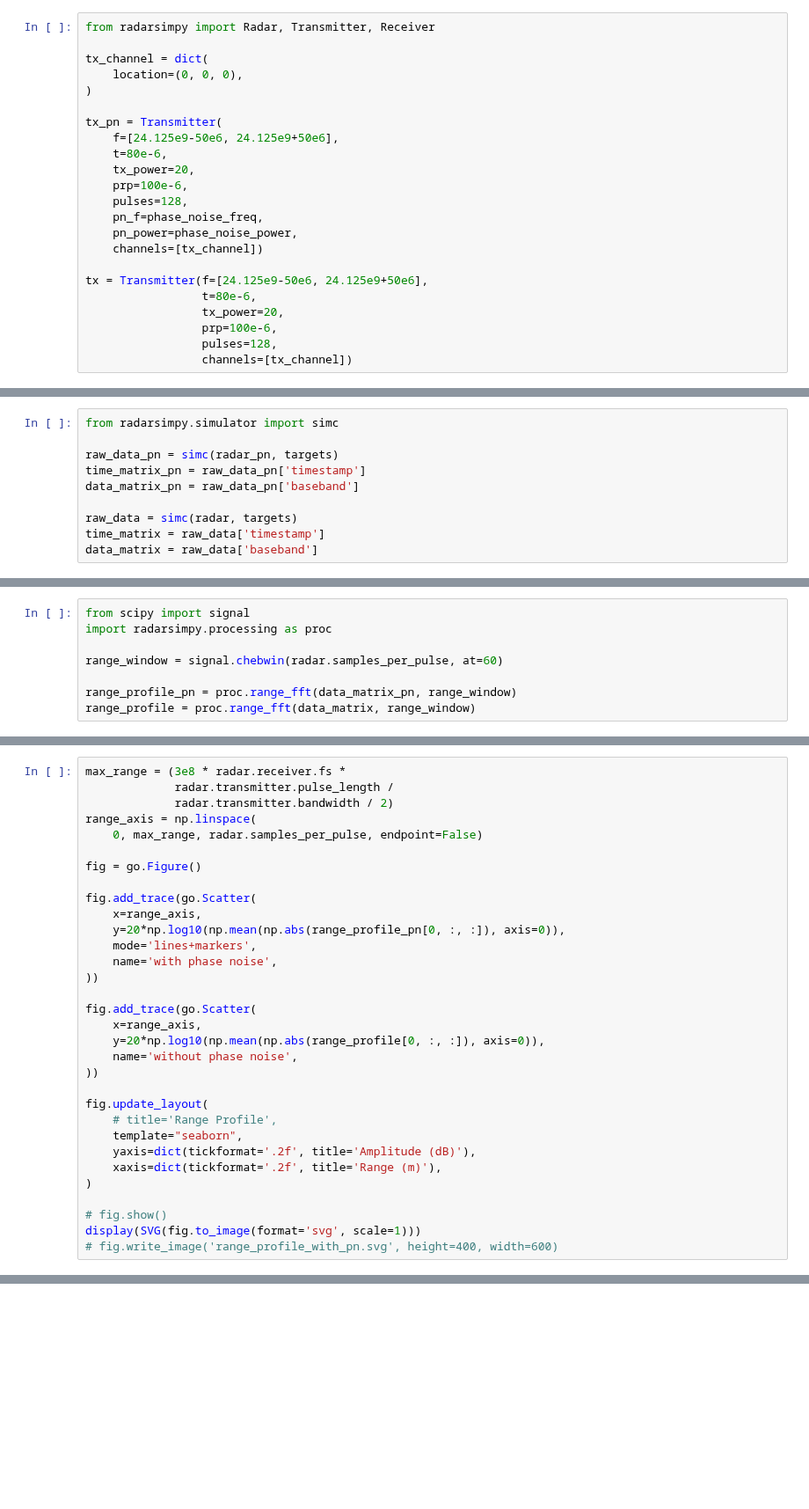
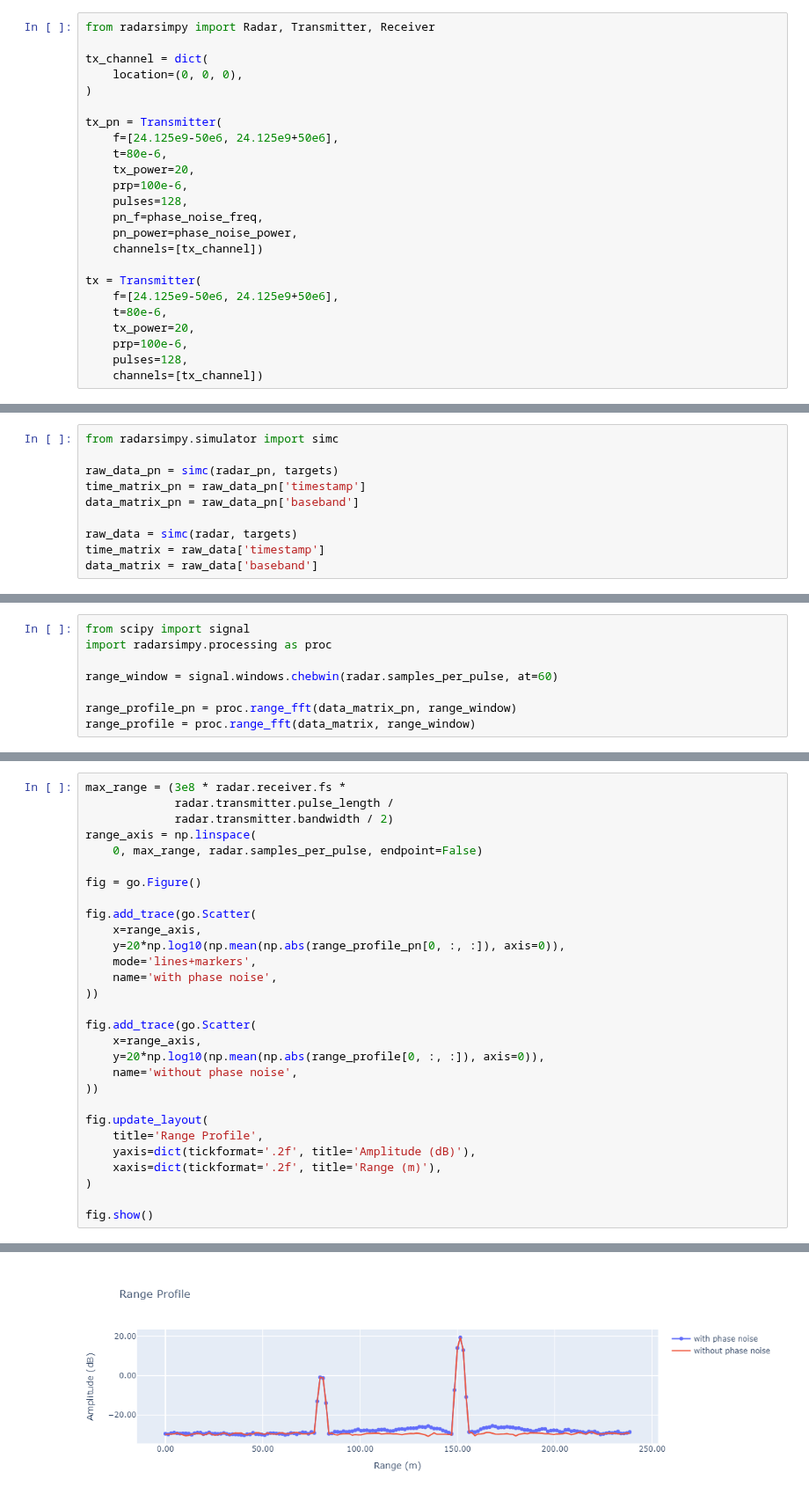
Before and after one commit to radarsimx/radarsimnb, a Jupyter notebook: notebooks/phase_noise.ipynb, the cells around one changed output, grey strips where cells are left out. Shown at 88% size. Drawn from its saved outputs; the diff is of its cells as text; blank space fills up the shorter version.

```diff
--- a/notebooks/phase_noise.ipynb
+++ b/notebooks/phase_noise.ipynb
@@ -76,9 +179,10 @@ tx_pn = Transmitter(
     pn_power=phase_noise_power,
     channels=[tx_channel])
 
-tx = Transmitter(f=[24.125e9-50e6, 24.125e9+50e6],
-                 t=80e-6,
-                 tx_power=20,
-                 prp=100e-6,
-                 pulses=128,
-                 channels=[tx_channel])
+tx = Transmitter(
+    f=[24.125e9-50e6, 24.125e9+50e6],
+    t=80e-6,
+    tx_power=20,
+    prp=100e-6,
+    pulses=128,
+    channels=[tx_channel])
@@ -150,7 +246,7 @@ data_matrix = raw_data['baseband']
 from scipy import signal
 import radarsimpy.processing as proc
 
-range_window = signal.chebwin(radar.samples_per_pulse, at=60)
+range_window = signal.windows.chebwin(radar.samples_per_pulse, at=60)
 
 range_profile_pn = proc.range_fft(data_matrix_pn, range_window)
 range_profile = proc.range_fft(data_matrix, range_window)
@@ -179,13 +275,10 @@ fig.add_trace(go.Scatter(
 ))
 
 fig.update_layout(
-    # title='Range Profile',
-    template="seaborn",
+    title='Range Profile',
     yaxis=dict(tickformat='.2f', title='Amplitude (dB)'),
     xaxis=dict(tickformat='.2f', title='Range (m)'),
 )
 
-# fig.show()
-display(SVG(fig.to_image(format='svg', scale=1)))
-# fig.write_image('range_profile_with_pn.svg', height=400, width=600)
+fig.show()
 # %% [output]
@@ -192,0 +285 @@ display(SVG(fig.to_image(format='svg', scale=1)))
+[figure, added]
```
Also changed, not shown: parts of 18 cells of this notebook.
